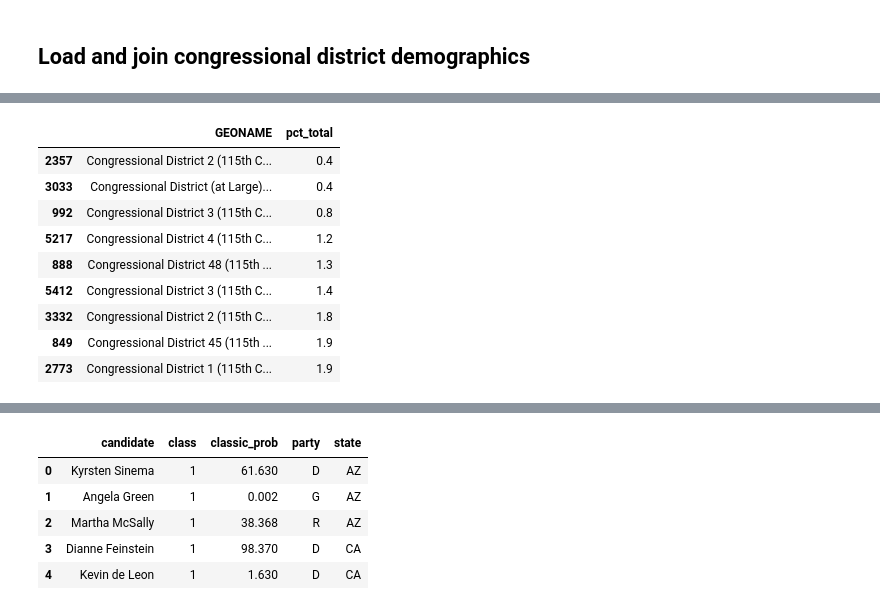
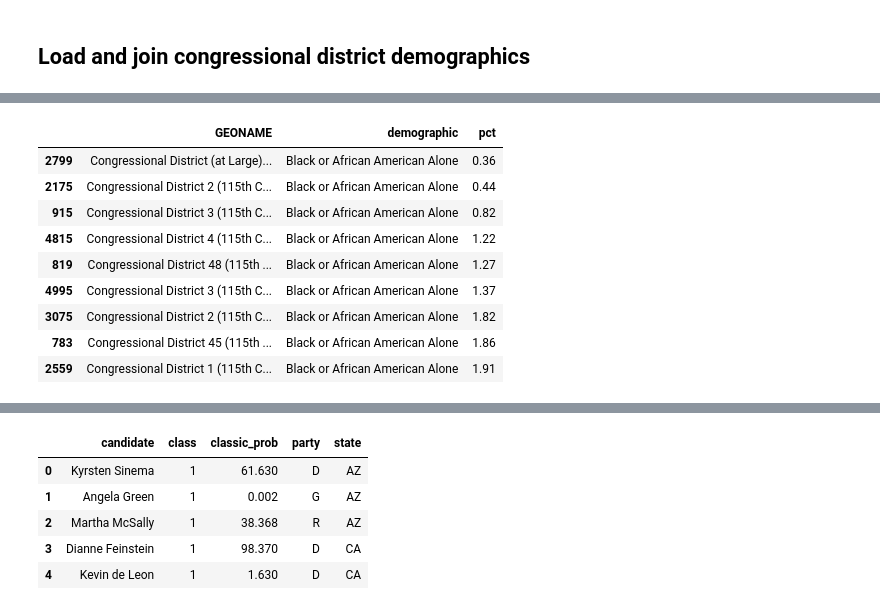
Before and after one commit to BuzzFeedNews/2018-10-midterm-demographics, a Jupyter notebook: notebooks/close-race-demographic-differences.ipynb, the cells around one changed output, grey strips where cells are left out. Saved outputs shown, nothing was run; the diff lists cells and outputs as text; code cells hidden in the pictures.

```diff
--- a/notebooks/close-race-demographic-differences.ipynb
+++ b/notebooks/close-race-demographic-differences.ipynb
@@ -35,4 +60,6 @@ usps_fips_cross.head()
 | AZ | Arizona | 04 |
 | AR | Arkansas | 05 |
 | CA | California | 06 |
+# %%
+fips_cross_dict = fips_cross["FIPS"].to_dict()
 # %%
@@ -48,3 +76,3 @@ def district_fips(row):
 # %%
-race_details["fips"] = race_details.apply(district_fips, axis=1)
+house_race_details["fips"] = house_race_details.apply(make_district_fips, axis=1)
 # %%
@@ -95,2 +118,0 @@ def find_pct_total(row):
-# %%
-cd_demographics["pct_total"] = cd_demographics.apply(find_pct_total, axis=1)
@@ -96,0 +138,26 @@ cd_demographics["pct_total"] = cd_demographics.apply(find_pct_total, axis=1)
+# %%
+cd_demographic_pcts = (
+    cd_demographics[
+        cd_demographics["LNTITLE"] != "Total"
+    ]
+    [[
+        "GEONAME",
+        "fips",
+        "LNTITLE",
+        "CVAP_EST",
+    ]]
+    .rename(columns = {
+        "LNTITLE": "demographic"
+    })
+    .merge(
+        cd_totals,
+        how = "left",
+        on = "fips",
+        validate = "m:1"
+    )
+    .assign(
+        pct = lambda df: (df["CVAP_EST"] * 100 / df["district_total"]).round(2)
+    )
+)
+
+cd_demographic_pcts.head()
@@ -139,20 +233,20 @@ comparison[
 # %%
-cd_demographics[
-    (cd_demographics["LNTITLE"] == "Black or African American Alone") &
-    (cd_demographics["fips"].isin(close_races["fips"])) &
-    (cd_demographics["pct_total"] <= 2)
-][["GEONAME", "pct_total"]].sort_values("pct_total", ascending=True)
+cd_demographic_pcts[
+    (cd_demographic_pcts["demographic"] == "Black or African American Alone") &
+    (cd_demographic_pcts["fips"].isin(close_races["fips"])) &
+    (cd_demographic_pcts["pct"] <= 2)
+][["GEONAME", "demographic", "pct"]].sort_values("pct", ascending = True)
 # %% [output]
-|  | GEONAME | pct_total |
-| 2357 | Congressional District 2 (115th C... | 0.4 |
-| 3033 | Congressional District (at Large)... | 0.4 |
-| 992 | Congressional District 3 (115th C... | 0.8 |
-| 5217 | Congressional District 4 (115th C... | 1.2 |
-| 888 | Congressional District 48 (115th ... | 1.3 |
-| 5412 | Congressional District 3 (115th C... | 1.4 |
-| 3332 | Congressional District 2 (115th C... | 1.8 |
-| 849 | Congressional District 45 (115th ... | 1.9 |
-| 2773 | Congressional District 1 (115th C... | 1.9 |
+|  | GEONAME | demographic | pct |
+| 2799 | Congressional District (at Large)... | Black or African American Alone | 0.36 |
+| 2175 | Congressional District 2 (115th C... | Black or African American Alone | 0.44 |
+| 915 | Congressional District 3 (115th C... | Black or African American Alone | 0.82 |
+| 4815 | Congressional District 4 (115th C... | Black or African American Alone | 1.22 |
+| 819 | Congressional District 48 (115th ... | Black or African American Alone | 1.27 |
+| 4995 | Congressional District 3 (115th C... | Black or African American Alone | 1.37 |
+| 3075 | Congressional District 2 (115th C... | Black or African American Alone | 1.82 |
+| 783 | Congressional District 45 (115th ... | Black or African American Alone | 1.86 |
+| 2559 | Congressional District 1 (115th C... | Black or African American Alone | 1.91 |
 # %%
 tossup_races = close_races[
     close_races["max_classic_prob"] < 60
```
Also changed, not shown: parts of 54 cells of this notebook, 4 other files.
